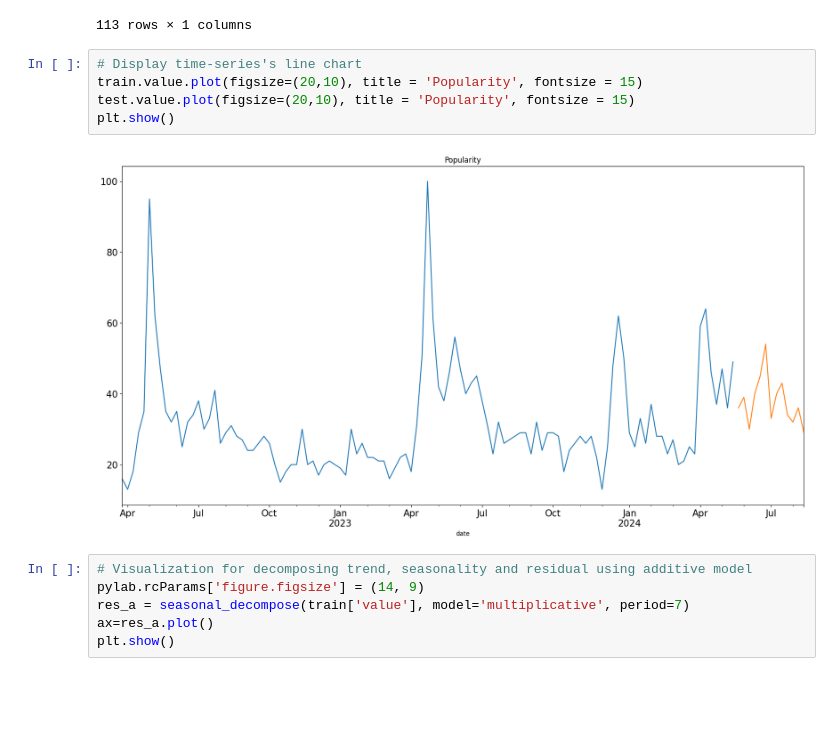
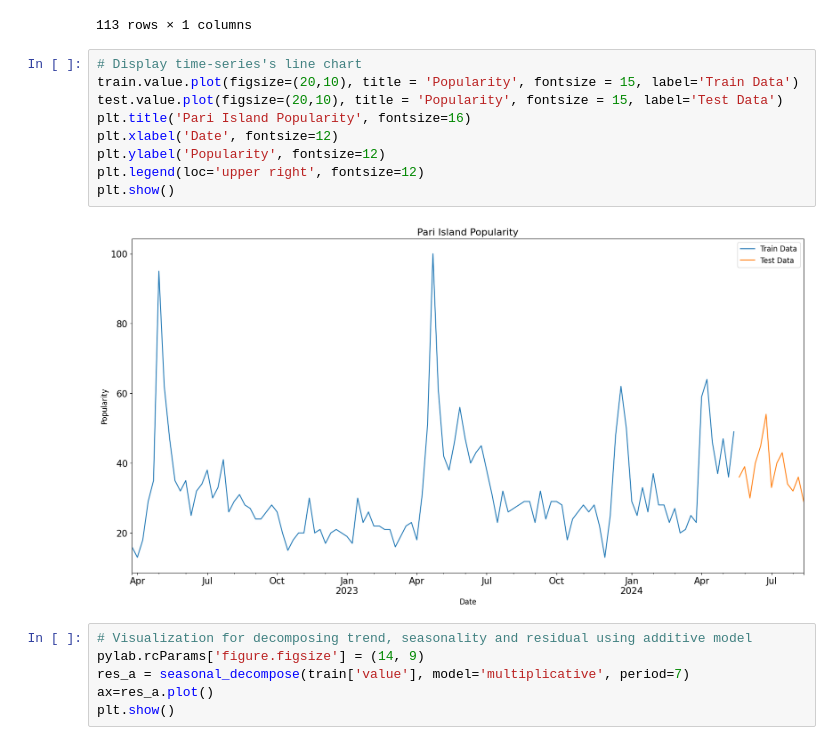
Before and after one commit to rifqi1609/Travel_Package_Popularity_Forecasting, a Jupyter notebook: notebook.ipynb, the cells around one changed output. Drawn from its saved outputs; the diff is of its cells as text; blank space fills up the shorter version.

```diff
--- a/notebook.ipynb
+++ b/notebook.ipynb
@@ -143,11 +143,15 @@ train
 113 rows × 1 columns
 # %%
 # Display time-series's line chart
-train.value.plot(figsize=(20,10), title = 'Popularity', fontsize = 15)
-test.value.plot(figsize=(20,10), title = 'Popularity', fontsize = 15)
+train.value.plot(figsize=(20,10), title = 'Popularity', fontsize = 15, label='Train Data')
+test.value.plot(figsize=(20,10), title = 'Popularity', fontsize = 15, label='Test Data')
+plt.title('Pari Island Popularity', fontsize=16)
+plt.xlabel('Date', fontsize=12)
+plt.ylabel('Popularity', fontsize=12)
+plt.legend(loc='upper right', fontsize=12)
 plt.show()
 # %% [output]
-[figure, old version]
+[figure, new version]
 # %%
 # Visualization for decomposing trend, seasonality and residual using additive model
 pylab.rcParams['figure.figsize'] = (14, 9)
```
Also changed, not shown: parts of 10 cells of this notebook.
